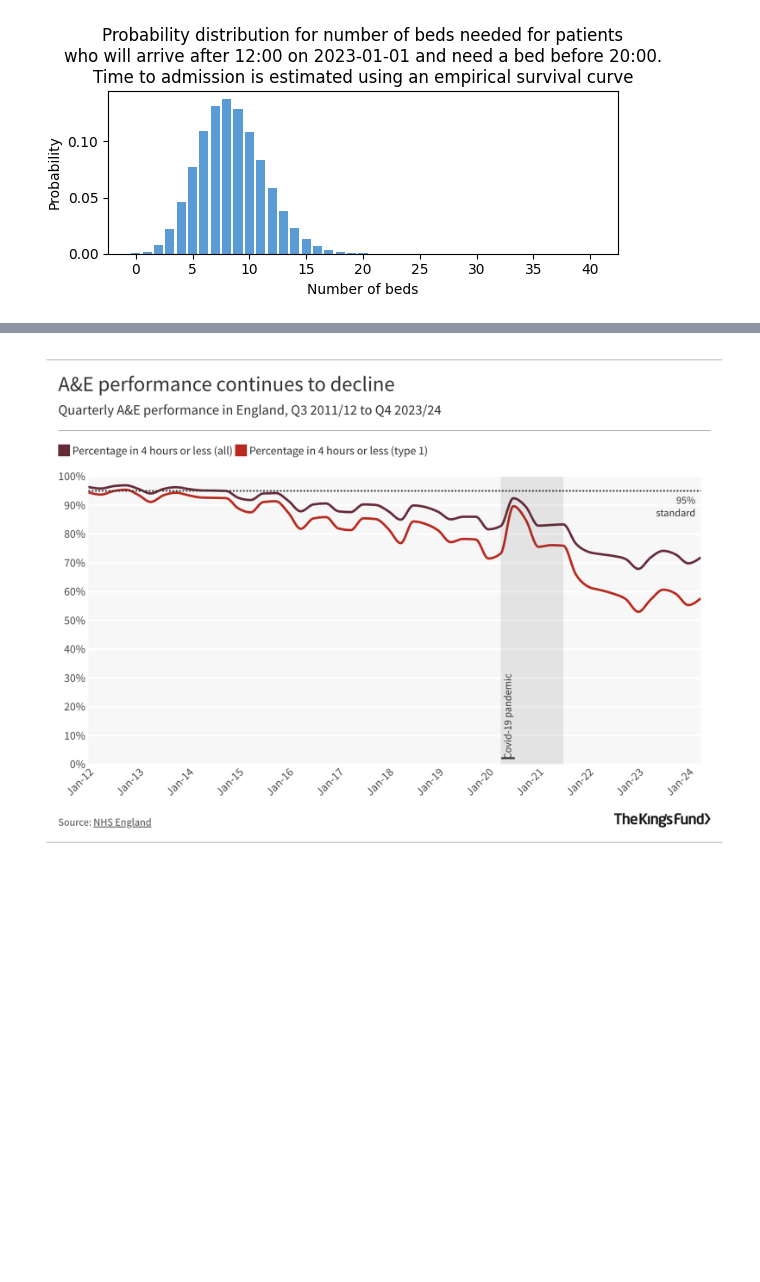
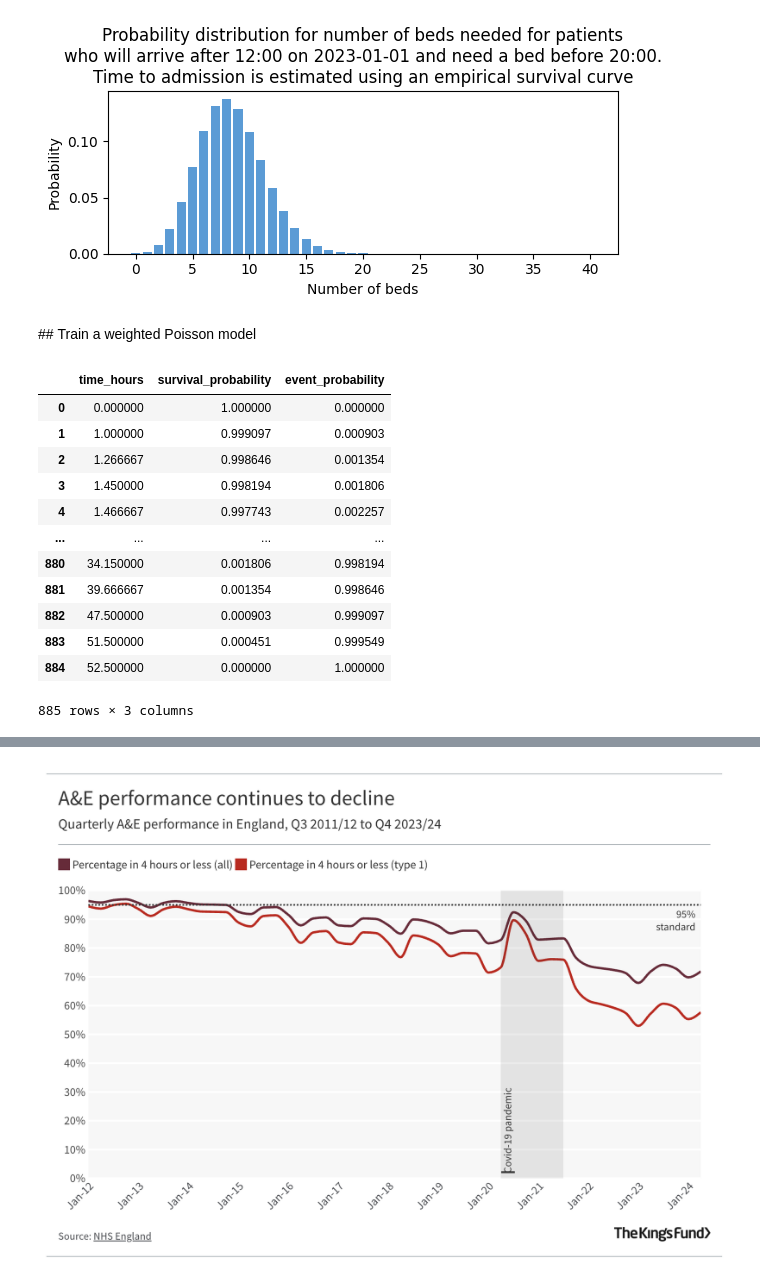
Before and after one commit to UCL-CORU/patientflow, a Jupyter notebook: notebooks/3c_Predict_bed_counts_without_using_patient_snapshots.ipynb, the cells around one changed output, grey strips where cells are left out. Drawn from its saved outputs; the diff is of its cells as text; code cells hidden in the pictures; blank space fills up the shorter version.

```diff
--- a/notebooks/3c_Predict_bed_counts_without_using_patient_snapshots.ipynb
+++ b/notebooks/3c_Predict_bed_counts_without_using_patient_snapshots.ipynb
@@ -258,3 +258,25 @@ prob_dist_plot(combined_dist, title,
     include_titles=True, truncate_at_beds=40)
 # %% [output]
 [figure]
+# %% [markdown]
+## Train a weighted Poisson model
+# %%
+from patientflow.calculate.survival_curve import calculate_survival_curve
+
+survival_df = calculate_survival_curve(train_visits, 'arrival_datetime', 'admitted_to_ward_datetime')
+
+survival_df
+# %% [output]
+|  | time_hours | survival_probability | event_probability |
+| 0 | 0.000000 | 1.000000 | 0.000000 |
+| 1 | 1.000000 | 0.999097 | 0.000903 |
+| 2 | 1.266667 | 0.998646 | 0.001354 |
+| 3 | 1.450000 | 0.998194 | 0.001806 |
+| 4 | 1.466667 | 0.997743 | 0.002257 |
+| ... | ... | ... | ... |
+| 880 | 34.150000 | 0.001806 | 0.998194 |
+| 881 | 39.666667 | 0.001354 | 0.998646 |
+| 882 | 47.500000 | 0.000903 | 0.999097 |
+| 883 | 51.500000 | 0.000451 | 0.999549 |
+| 884 | 52.500000 | 0.000000 | 1.000000 |
+885 rows × 3 columns
```
Also changed, not shown: parts of 6 cells of this notebook, 7 other files.
